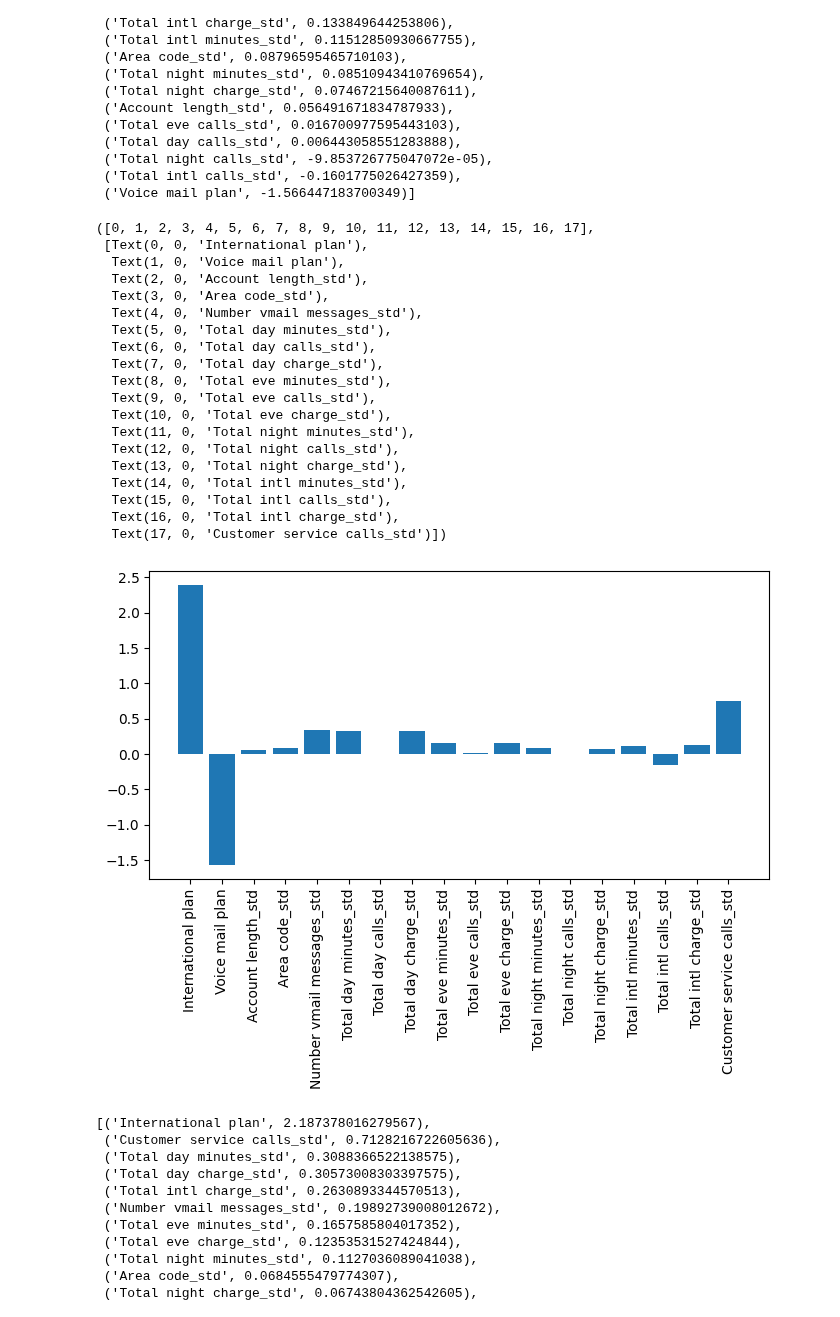
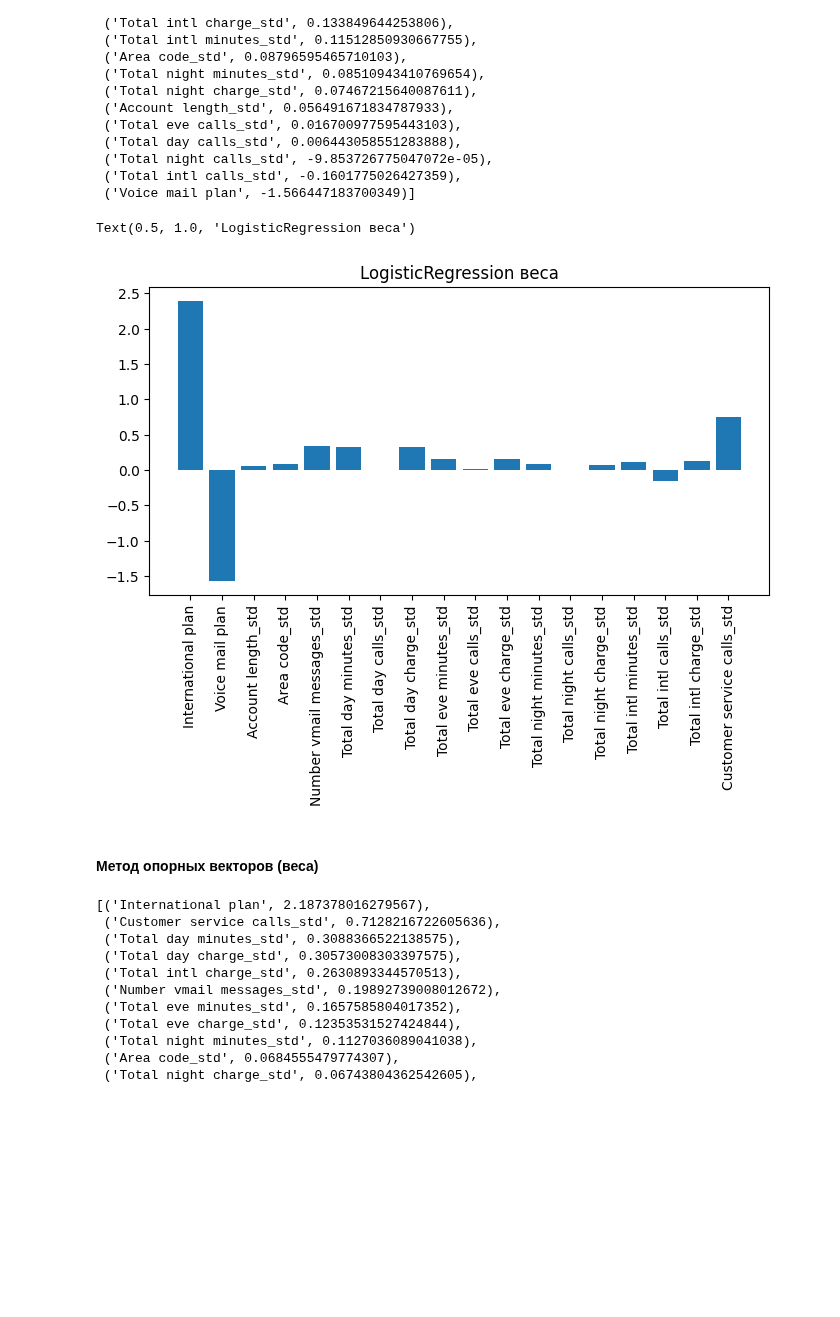
Before and after one commit to IgorKolotushkin/machine_learning_ds, a Jupyter notebook: hw7/Практическая работа. Логическая классификация. Деревья решений.ipynb, the cells around one changed output. Drawn from its saved outputs; the diff is of its cells as text; code cells hidden in the pictures; blank space fills up the shorter version.

```diff
--- a/hw7/Практическая работа. Логическая классификация. Деревья решений.ipynb
+++ b/hw7/Практическая работа. Логическая классификация. Деревья решений.ipynb
@@ -438,28 +424,13 @@ lr_imp_list
 # %%
 plt.figure(figsize=(8,4))
 plt.bar(x_train.columns, best_lr.coef_[0])
 plt.xticks(rotation=90)
+plt.title('LogisticRegression веса')
 # %% [output]
-([0, 1, 2, 3, 4, 5, 6, 7, 8, 9, 10, 11, 12, 13, 14, 15, 16, 17],
- [Text(0, 0, 'International plan'),
-  Text(1, 0, 'Voice mail plan'),
-  Text(2, 0, 'Account length_std'),
-  Text(3, 0, 'Area code_std'),
-  Text(4, 0, 'Number vmail messages_std'),
-  Text(5, 0, 'Total day minutes_std'),
-  Text(6, 0, 'Total day calls_std'),
-  Text(7, 0, 'Total day charge_std'),
-  Text(8, 0, 'Total eve minutes_std'),
-  Text(9, 0, 'Total eve calls_std'),
-  Text(10, 0, 'Total eve charge_std'),
-  Text(11, 0, 'Total night minutes_std'),
-  Text(12, 0, 'Total night calls_std'),
-  Text(13, 0, 'Total night charge_std'),
-  Text(14, 0, 'Total intl minutes_std'),
-  Text(15, 0, 'Total intl calls_std'),
-  Text(16, 0, 'Total intl charge_std'),
-  Text(17, 0, 'Customer service calls_std')])
+Text(0.5, 1.0, 'LogisticRegression веса')
-[figure, old version]
+[figure, new version]
+# %% [markdown]
+#### Метод опорных векторов (веса)
 # %%
 svc_imp_list = list(zip(best_svc.feature_names_in_, best_svc.coef_[0]))
 svc_imp_list.sort(key=lambda x: x[1], reverse=True)
```
Also changed, not shown: parts of 12 cells of this notebook.
